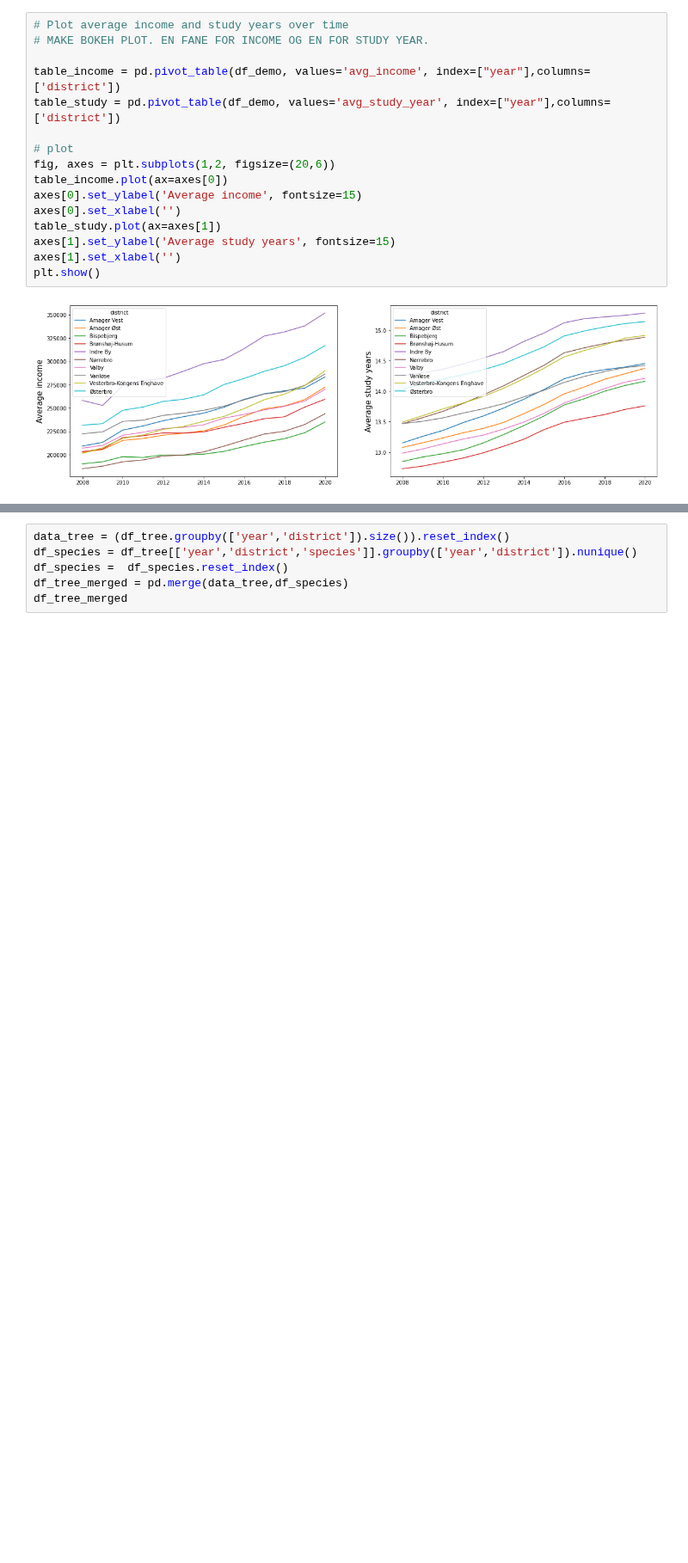
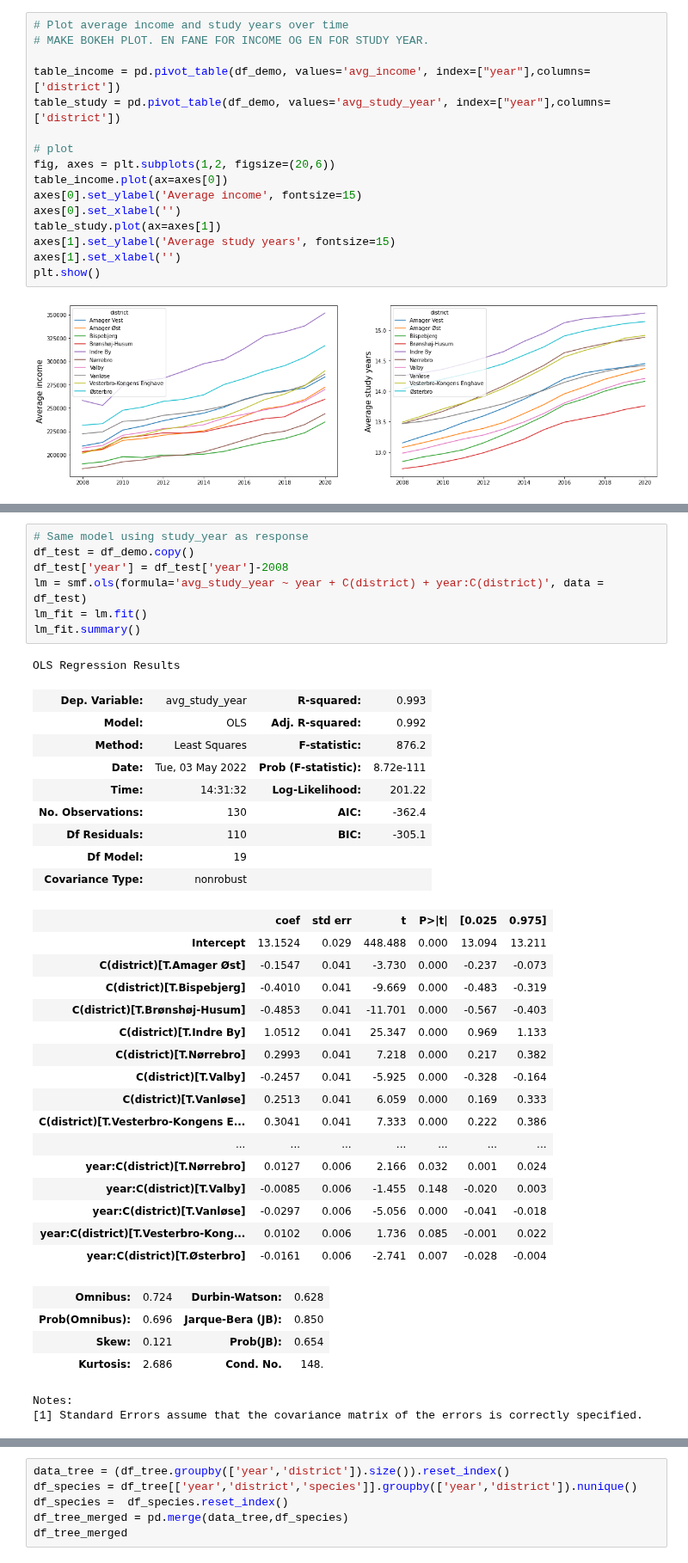
Before and after one commit to Ljoerring/Social-Data-Project, a Jupyter notebook: Exploratory_demo.ipynb, the cells around one changed output, grey strips where cells are left out. Shown at 86% size. Cells and saved outputs as stored; diff of their text form; blank space fills up the shorter version.

```diff
--- a/Exploratory_demo.ipynb
+++ b/Exploratory_demo.ipynb
@@ -110,0 +183,40 @@ strong multicollinearity problems or that the design matrix is singular.
+# %%
+# Same model using study_year as response
+df_test = df_demo.copy()
+df_test['year'] = df_test['year']-2008
+lm = smf.ols(formula='avg_study_year ~ year + C(district) + year:C(district)', data = df_test)
+lm_fit = lm.fit()
+lm_fit.summary()
+# %% [output]
+OLS Regression Results
+| Dep. Variable: | avg_study_year | R-squared: | 0.993 |
+| Model: | OLS | Adj. R-squared: | 0.992 |
+| Method: | Least Squares | F-statistic: | 876.2 |
+| Date: | Tue, 03 May 2022 | Prob (F-statistic): | 8.72e-111 |
+| Time: | 14:31:32 | Log-Likelihood: | 201.22 |
+| No. Observations: | 130 | AIC: | -362.4 |
+| Df Residuals: | 110 | BIC: | -305.1 |
+| Df Model: | 19 |  |  |
+| Covariance Type: | nonrobust |  |  |
+|  | coef | std err | t | P>|t| | [0.025 | 0.975] |
+| Intercept | 13.1524 | 0.029 | 448.488 | 0.000 | 13.094 | 13.211 |
+| C(district)[T.Amager Øst] | -0.1547 | 0.041 | -3.730 | 0.000 | -0.237 | -0.073 |
+| C(district)[T.Bispebjerg] | -0.4010 | 0.041 | -9.669 | 0.000 | -0.483 | -0.319 |
+| C(district)[T.Brønshøj-Husum] | -0.4853 | 0.041 | -11.701 | 0.000 | -0.567 | -0.403 |
+| C(district)[T.Indre By] | 1.0512 | 0.041 | 25.347 | 0.000 | 0.969 | 1.133 |
+| C(district)[T.Nørrebro] | 0.2993 | 0.041 | 7.218 | 0.000 | 0.217 | 0.382 |
+| C(district)[T.Valby] | -0.2457 | 0.041 | -5.925 | 0.000 | -0.328 | -0.164 |
+| C(district)[T.Vanløse] | 0.2513 | 0.041 | 6.059 | 0.000 | 0.169 | 0.333 |
+| C(district)[T.Vesterbro-Kongens E... | 0.3041 | 0.041 | 7.333 | 0.000 | 0.222 | 0.386 |
+| ... | ... | ... | ... | ... | ... | ... |
+| year:C(district)[T.Nørrebro] | 0.0127 | 0.006 | 2.166 | 0.032 | 0.001 | 0.024 |
+| year:C(district)[T.Valby] | -0.0085 | 0.006 | -1.455 | 0.148 | -0.020 | 0.003 |
+| year:C(district)[T.Vanløse] | -0.0297 | 0.006 | -5.056 | 0.000 | -0.041 | -0.018 |
+| year:C(district)[T.Vesterbro-Kong... | 0.0102 | 0.006 | 1.736 | 0.085 | -0.001 | 0.022 |
+| year:C(district)[T.Østerbro] | -0.0161 | 0.006 | -2.741 | 0.007 | -0.028 | -0.004 |
+| Omnibus: | 0.724 | Durbin-Watson: | 0.628 |
+| Prob(Omnibus): | 0.696 | Jarque-Bera (JB): | 0.850 |
+| Skew: | 0.121 | Prob(JB): | 0.654 |
+| Kurtosis: | 2.686 | Cond. No. | 148. |
+Notes:
+[1] Standard Errors assume that the covariance matrix of the errors is correctly specified.
```
Also changed, not shown: parts of 10 cells of this notebook, 1 other file.
